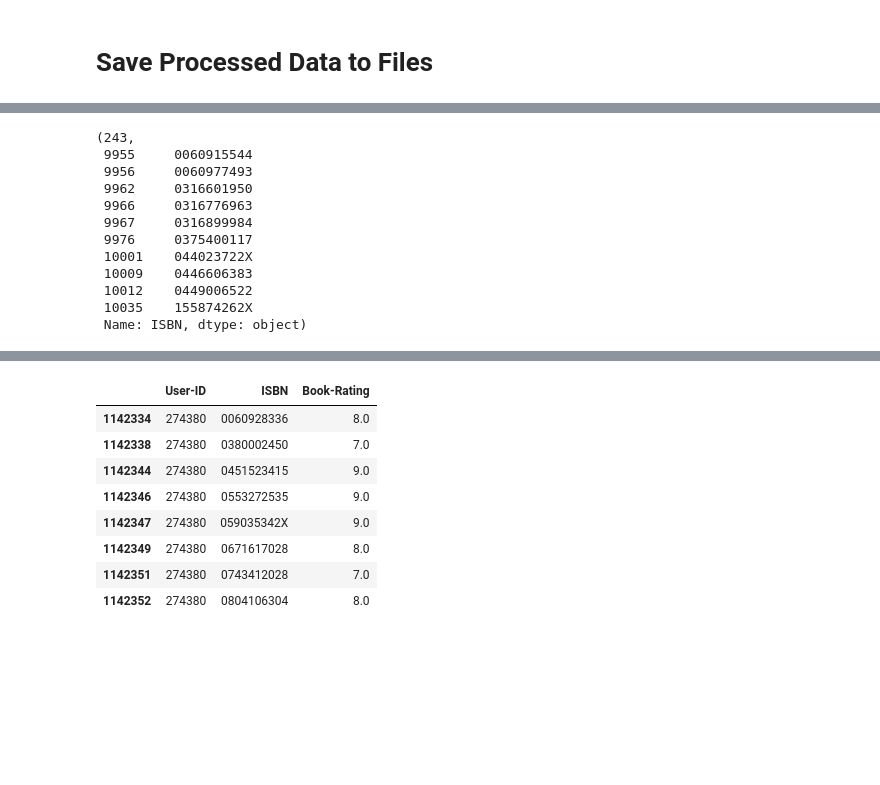
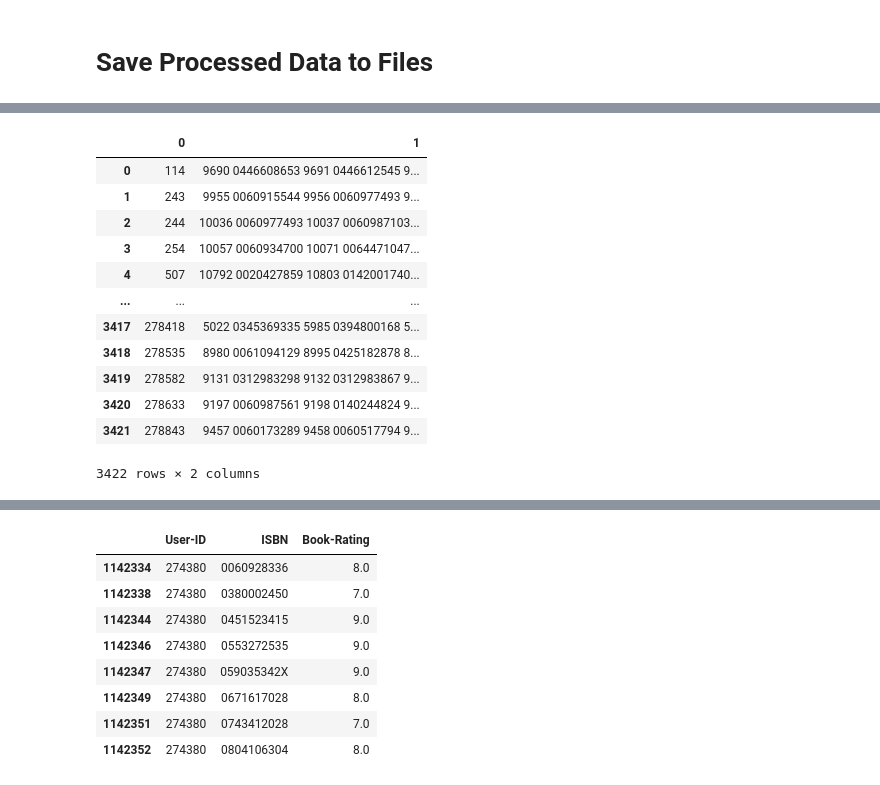
Before and after one commit to youssefeltesh21/depi-proj, a Jupyter notebook: notebooks/eda_preprocessing.ipynb, the cells around one changed output, grey strips where cells are left out. Drawn from its saved outputs; the diff is of its cells as text; code cells hidden in the pictures; blank space fills up the shorter version.

```diff
--- a/notebooks/eda_preprocessing.ipynb
+++ b/notebooks/eda_preprocessing.ipynb
@@ -324,20 +323,21 @@ books_df[mask]
 | 5506 | 043935806X | Harry Potter and the Order of the... | J. K. Rowling | 2003 | Scholastic | http://images.amazon.com/images/P... | http://images.amazon.com/images/P... | ... |
 | 79370 | 0439425220 | Harry Potter and the Chamber of S... | J. K. Rowling | 2002 | Scholastic | http://images.amazon.com/images/P... | http://images.amazon.com/images/P... | ... |
 # %%
-[i for i in ratings_df.groupby("User-ID")['ISBN']][1]
+pd.DataFrame([i for i in ratings_df.groupby("User-ID")['ISBN']])
 # %% [output]
+|  | 0 | 1 |
+| 0 | 114 | 9690 0446608653 9691 0446612545 9... |
+| 1 | 243 | 9955 0060915544 9956 0060977493 9... |
+| 2 | 244 | 10036 0060977493 10037 0060987103... |
+| 3 | 254 | 10057 0060934700 10071 0064471047... |
+| 4 | 507 | 10792 0020427859 10803 0142001740... |
+| ... | ... | ... |
+| 3417 | 278418 | 5022 0345369335 5985 0394800168 5... |
+| 3418 | 278535 | 8980 0061094129 8995 0425182878 8... |
+| 3419 | 278582 | 9131 0312983298 9132 0312983867 9... |
+| 3420 | 278633 | 9197 0060987561 9198 0140244824 9... |
+| 3421 | 278843 | 9457 0060173289 9458 0060517794 9... |
-(243,
- 9955     0060915544
- 9956     0060977493
- 9962     0316601950
- 9966     0316776963
- 9967     0316899984
- 9976     0375400117
- 10001    044023722X
- 10009    0446606383
- 10012    0449006522
- 10035    155874262X
- Name: ISBN, dtype: object)
+3422 rows × 2 columns
 # %%
 books_df[books_df["ISBN"] == "0439064872"]
 # %% [output]
```
Also changed, not shown: parts of 7 cells of this notebook.
